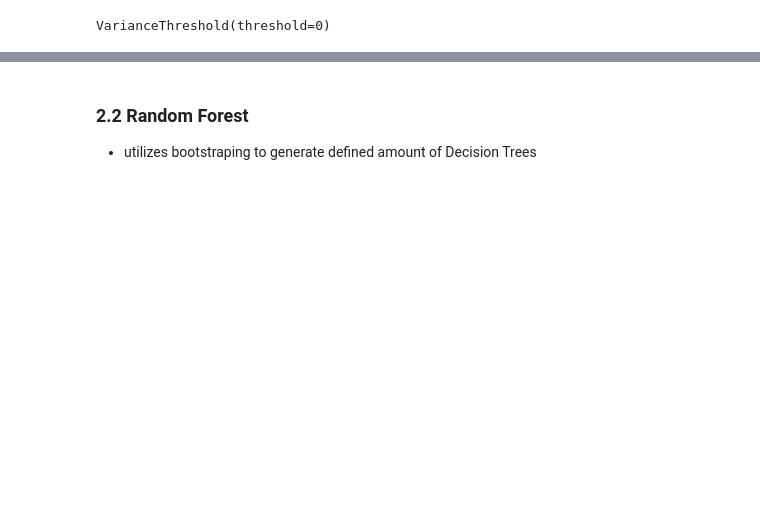
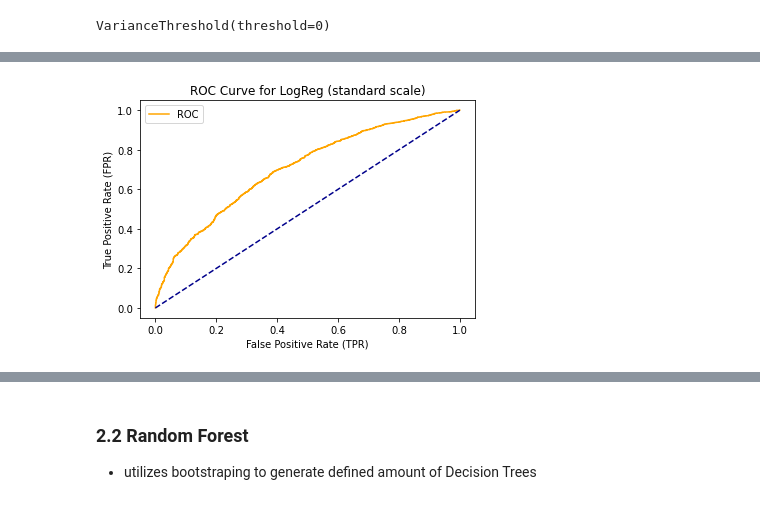
Before and after one commit to LenkaRo/predicting_loan_defaults, a Jupyter notebook: predicting_loan_defaults.ipynb, the cells around one changed output, grey strips where cells are left out. Cells and saved outputs as stored; diff of their text form; code cells hidden in the pictures; blank space fills up the shorter version.

```diff
--- a/predicting_loan_defaults.ipynb
+++ b/predicting_loan_defaults.ipynb
@@ -893,6 +890,0 @@ X_train_standard_scaled.mean(), X_train_standard_scaled.std()
-# %%
-from sklearn.linear_model import LogisticRegression
-
-model1 = LogisticRegression() # create object of class LogReg
-model1.fit(X_train_standard_scaled, y_train) # use standard scaled X_train to train model
-model1.score(X_train_standard_scaled, y_train) # calculate accuracy of the model
@@ -944,4 +890,0 @@ X_train_robust_scaled.mean(), X_train_robust_scaled.std()
-# %%
-model2 = LogisticRegression(max_iter=1000)
-model2.fit(X_train_robust_scaled, y_train) # use robust scaled X_train
-model2.score(X_train_robust_scaled, y_train)
@@ -977,4 +890,0 @@ roc_auc_score(y_true = y_test, y_score = pred_test)
-# %%
-model3 = LogisticRegression(max_iter = 10000)
-model3.fit(X_train, y_train) # use X_train
-model3.score(X_train, y_train)
@@ -1109,5 +890,0 @@ array([1, 0, 1, ..., 1, 1, 1])
-# %%
-from sklearn import tree
-
-model4 = tree.DecisionTreeClassifier(max_features = 3, max_depth = 5)
-model4.fit(X_train, y_train)
@@ -1154,0 +949,16 @@ fig.savefig("model4_decision_tree.jpg")
+# %%
+# now because my training data set was very imbalanced (most of the clients paid = 1) I need to find an optimum threshold to replace default one (=0.5)
+
+# get the ROC curve
+fpr, tpr, thresholds = roc_curve(y_test, logreg_ss_pipe.predict_proba(X_test)[:, 1])
+
+# visualize ROC
+plt.plot(fpr, tpr, color='orange', label='ROC')
+plt.plot([0, 1], [0, 1], color='darkblue', linestyle='--')
+plt.xlabel('False Positive Rate (TPR)')
+plt.ylabel('True Positive Rate (FPR)')
+plt.title('ROC Curve for LogReg (standard scale)') # Receiver Operating Characteristic
+plt.legend()
+plt.show()
+# %% [output]
+[figure, added]
```
Also changed, not shown: parts of 193 cells of this notebook, 2 other files.
